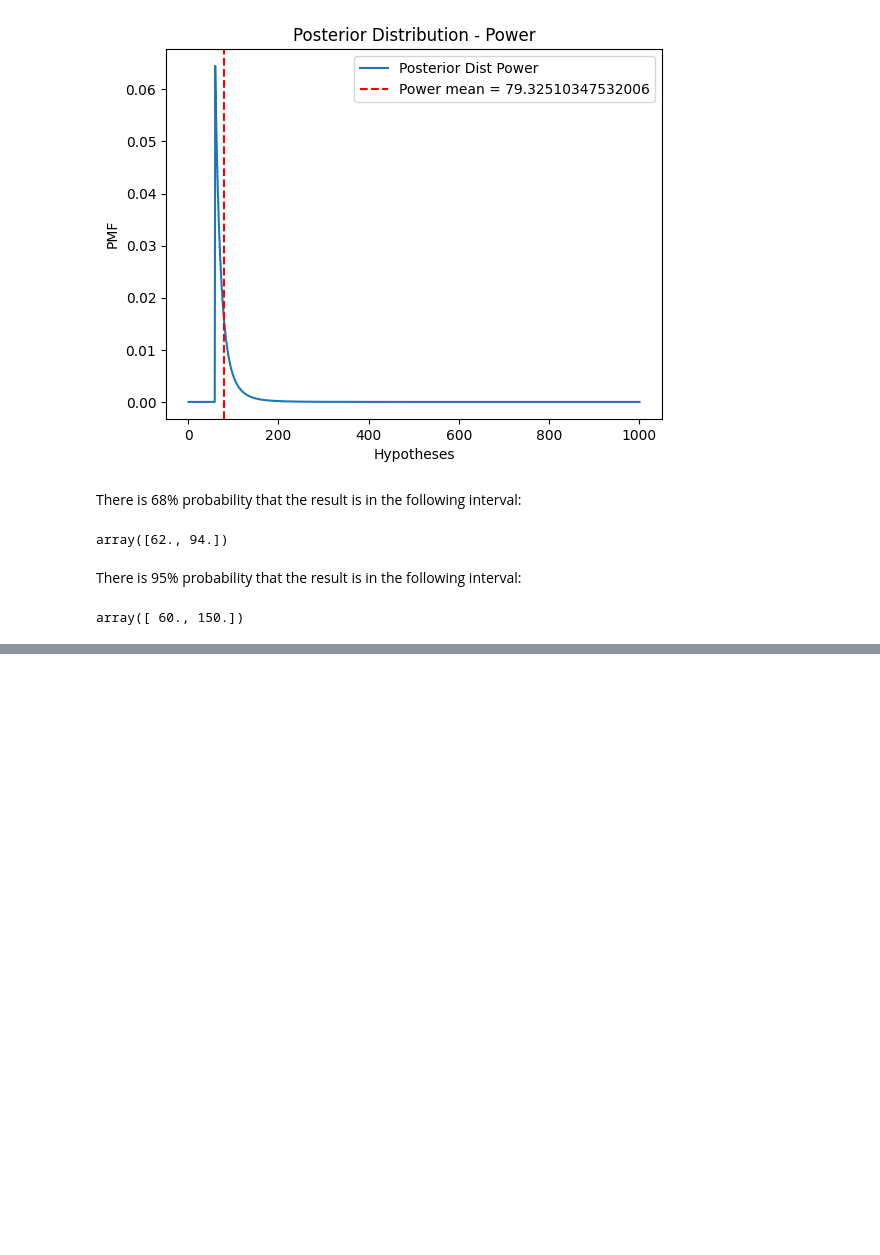
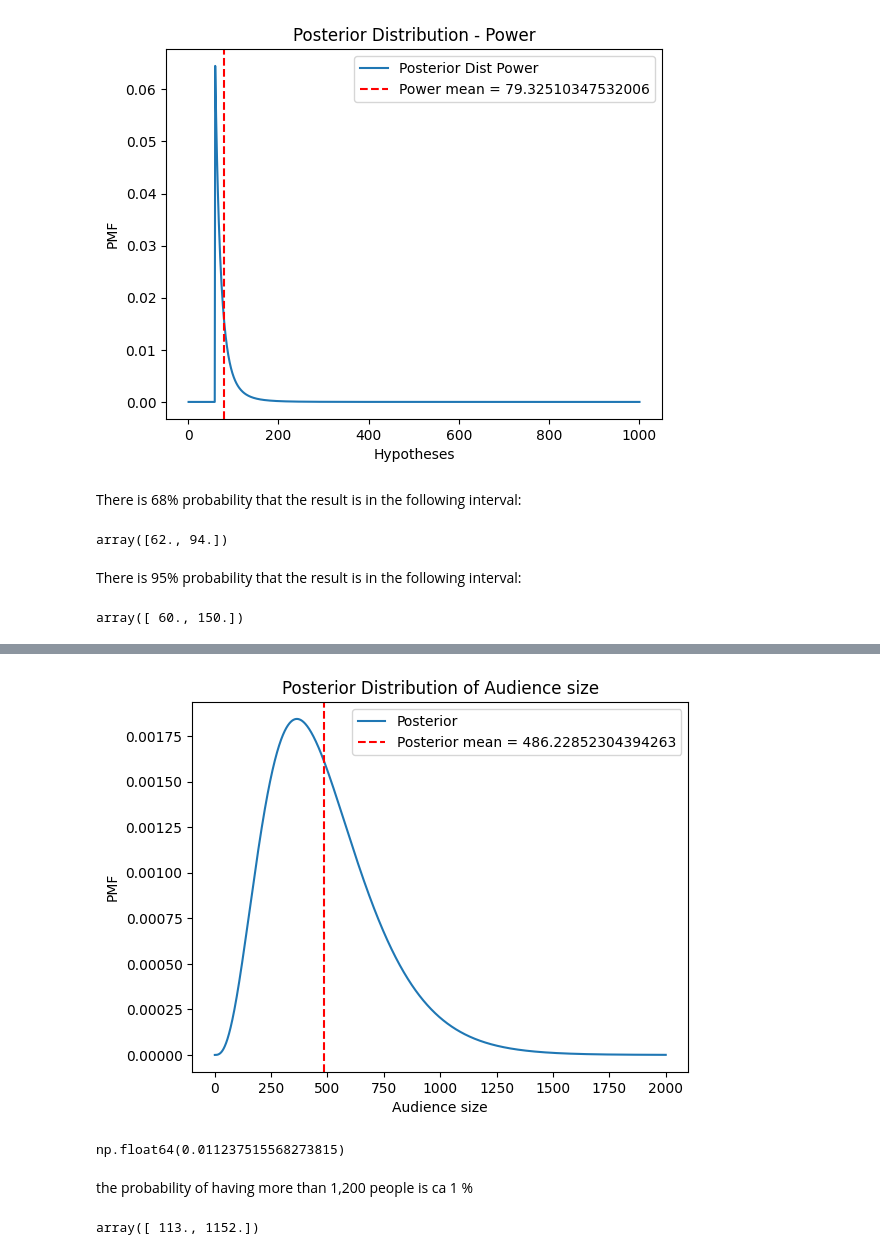
Before and after one commit to bea-sirowy/Python-tutorials, a Jupyter notebook: Bayes04_estimations.ipynb, the cells around one changed output, grey strips where cells are left out. Drawn from its saved outputs; the diff is of its cells as text; code cells hidden in the pictures; blank space fills up the shorter version.

```diff
--- a/Bayes04_estimations.ipynb
+++ b/Bayes04_estimations.ipynb
@@ -688,0 +768,44 @@ array([ 60., 150.])
+# %%
+from scipy.stats import binom
+
+hypos = np.arange(1, 2001)
+prior = Pmf(1, hypos)
+
+
+def update_audience(pmf, data): # Update pmf based on new data.
+    for count in data:
+        hypos = pmf.qs
+        # Binomial likelihood for each hypothesis
+        likelihood = binom.pmf(count, hypos, 1/365)
+        pmf *= likelihood
+        pmf.normalize()
+
+data = [2, 1, 0]
+posterior = prior.copy()
+update_audience(posterior, data)
+
+import matplotlib.pyplot as plt
+
+plt.plot(hypos, posterior, label='Posterior')
+plt.axvline(posterior.mean(), color='r', linestyle='--',
+label=f'Posterior mean = {posterior.mean()}')
+plt.xlabel('Audience size')
+plt.ylabel('PMF')
+plt.title('Posterior Distribution of Audience size')
+plt.legend()
+
+plt.show()
+# %% [output]
+[figure, added]
+# %%
+# Calculate the probability of having more than 1,200 people
+prob_more_than_1200 = posterior[1200:].sum()
+prob_more_than_1200
+# %% [output]
+np.float64(0.011237515568273815)
+# %% [markdown]
+the probability of having more than 1,200 people is ca 1 %
+# %%
+posterior.credible_interval(0.97)
+# %% [output]
+array([ 113., 1152.])
```
Also changed, not shown: parts of 4 cells of this notebook.
